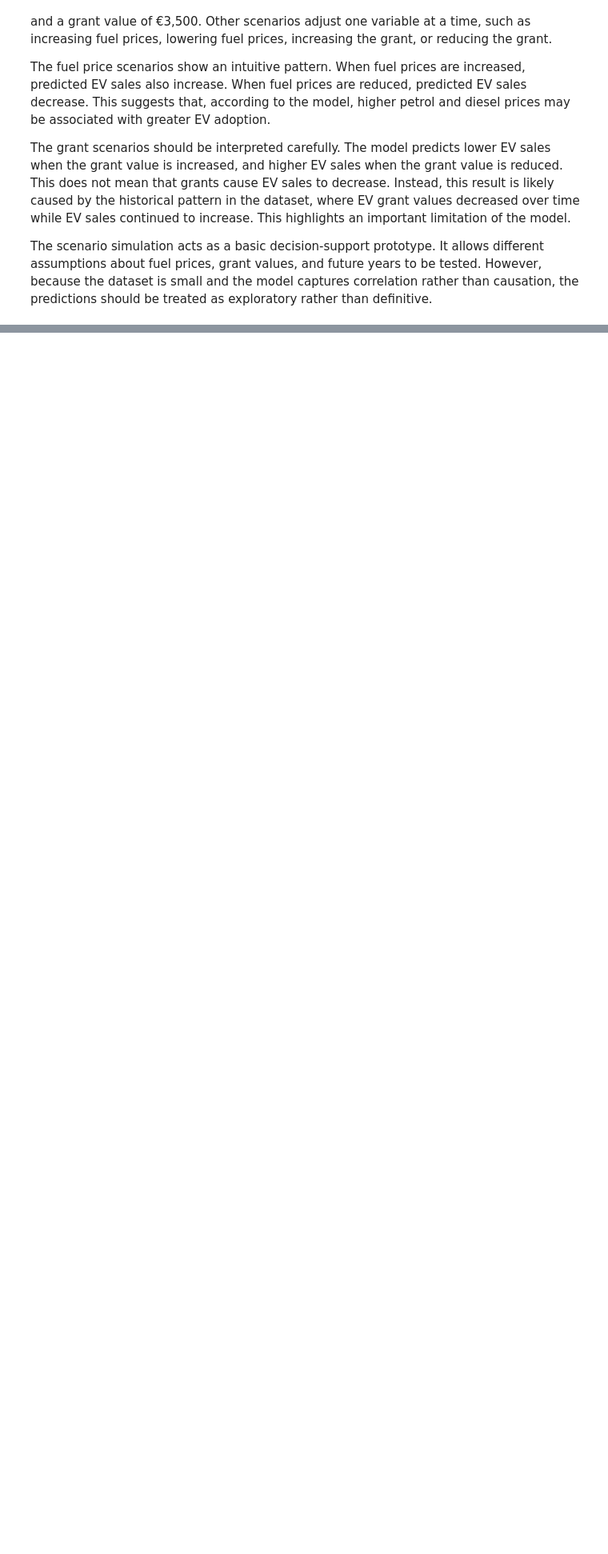
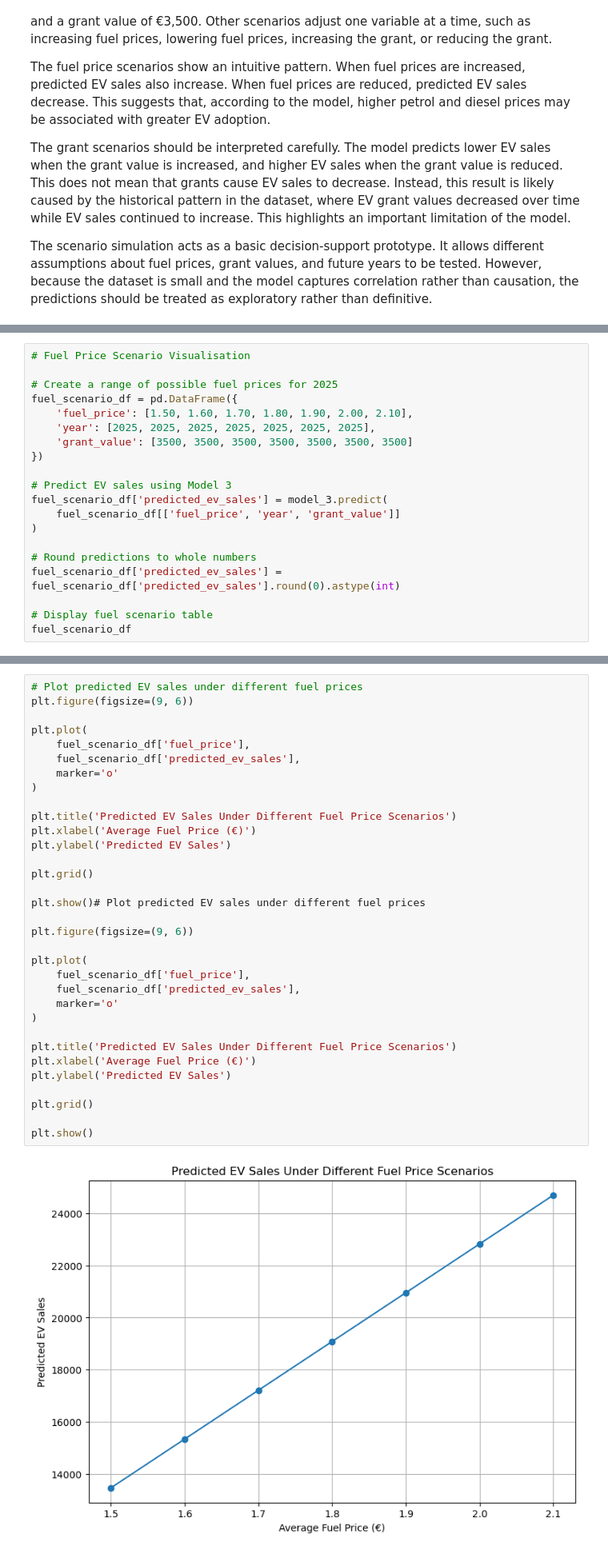
Before and after one commit to Guilherme2022448/Final-Project, a Jupyter notebook: ev_adoption_analysis.ipynb, the cells around one changed output, grey strips where cells are left out. Shown at 80% size. Cells and saved outputs as stored; diff of their text form; blank space fills up the shorter version.

```diff
--- a/ev_adoption_analysis.ipynb
+++ b/ev_adoption_analysis.ipynb
@@ -1431,0 +1440,20 @@ The scenario simulation acts as a basic decision-support prototype. It allows di
+# %%
+# Fuel Price Scenario Visualisation
+
+# Create a range of possible fuel prices for 2025
+fuel_scenario_df = pd.DataFrame({
+    'fuel_price': [1.50, 1.60, 1.70, 1.80, 1.90, 2.00, 2.10],
+    'year': [2025, 2025, 2025, 2025, 2025, 2025, 2025],
+    'grant_value': [3500, 3500, 3500, 3500, 3500, 3500, 3500]
+})
+
+# Predict EV sales using Model 3
+fuel_scenario_df['predicted_ev_sales'] = model_3.predict(
+    fuel_scenario_df[['fuel_price', 'year', 'grant_value']]
+)
+
+# Round predictions to whole numbers
+fuel_scenario_df['predicted_ev_sales'] = fuel_scenario_df['predicted_ev_sales'].round(0).astype(int)
+
+# Display fuel scenario table
+fuel_scenario_df
@@ -1431,0 +1469,35 @@ The scenario simulation acts as a basic decision-support prototype. It allows di
+# %%
+# Plot predicted EV sales under different fuel prices
+plt.figure(figsize=(9, 6))
+
+plt.plot(
+    fuel_scenario_df['fuel_price'],
+    fuel_scenario_df['predicted_ev_sales'],
+    marker='o'
+)
+
+plt.title('Predicted EV Sales Under Different Fuel Price Scenarios')
+plt.xlabel('Average Fuel Price (€)')
+plt.ylabel('Predicted EV Sales')
+
+plt.grid()
+
+plt.show()# Plot predicted EV sales under different fuel prices
+
+plt.figure(figsize=(9, 6))
+
+plt.plot(
+    fuel_scenario_df['fuel_price'],
+    fuel_scenario_df['predicted_ev_sales'],
+    marker='o'
+)
+
+plt.title('Predicted EV Sales Under Different Fuel Price Scenarios')
+plt.xlabel('Average Fuel Price (€)')
+plt.ylabel('Predicted EV Sales')
+
+plt.grid()
+
+plt.show()
+# %% [output]
+[figure, added]
```
Also changed, not shown: parts of 11 cells of this notebook.
